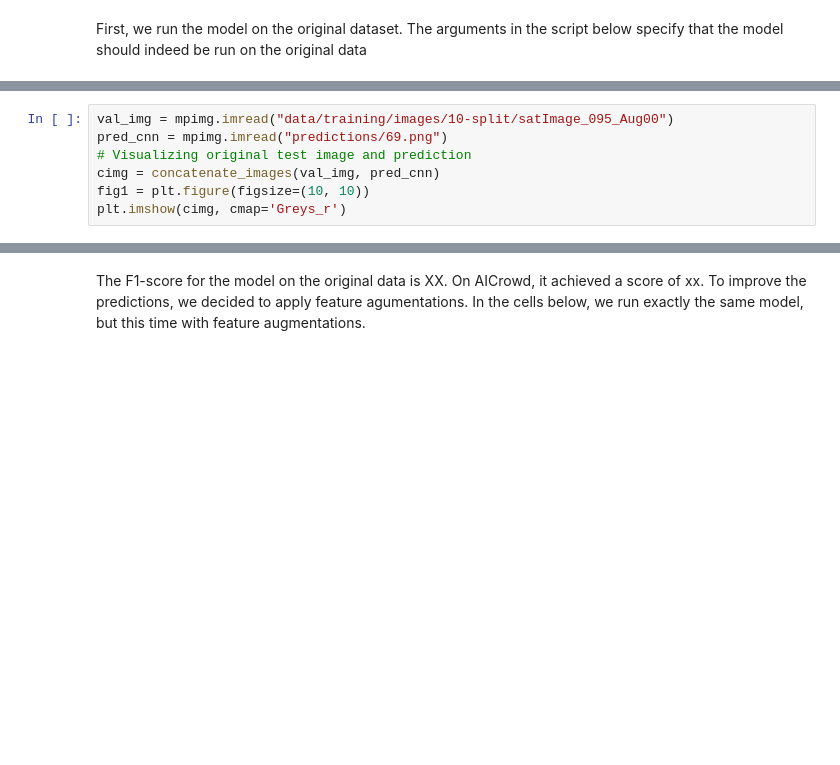
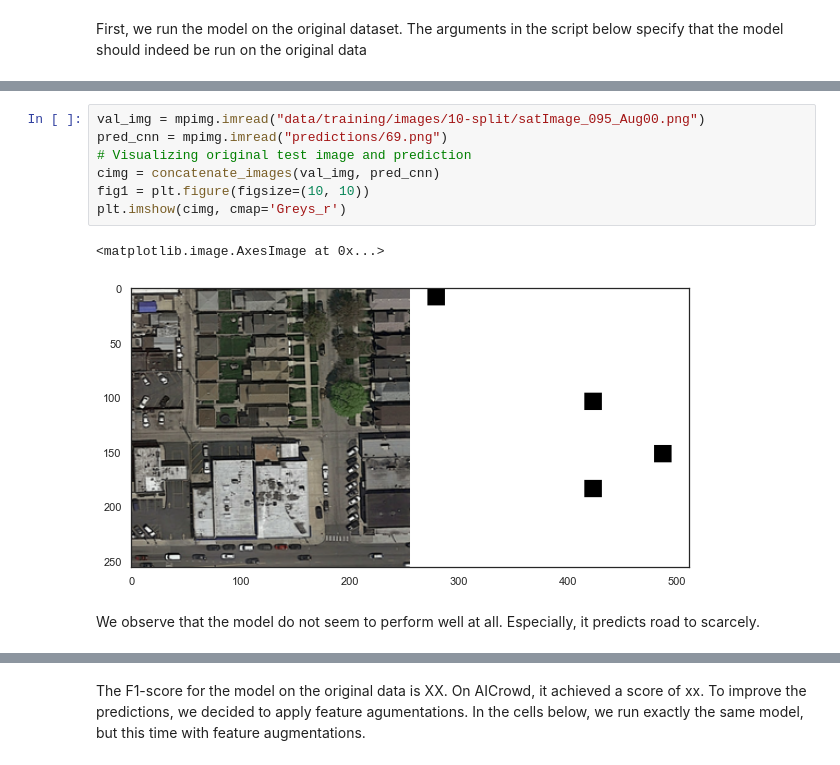
Before and after one commit to CS-433/ml-project-2-vikings_ml, a Jupyter notebook: story.ipynb, the cells around one changed output, grey strips where cells are left out. Saved outputs shown, nothing was run; the diff lists cells and outputs as text; blank space fills up the shorter version.

```diff
--- a/story.ipynb
+++ b/story.ipynb
@@ -168,10 +168,15 @@ Minibatch error: 31.2%
 # %%
-val_img = mpimg.imread("data/training/images/10-split/satImage_095_Aug00")
+val_img = mpimg.imread("data/training/images/10-split/satImage_095_Aug00.png")
 pred_cnn = mpimg.imread("predictions/69.png")
 # Visualizing original test image and prediction
 cimg = concatenate_images(val_img, pred_cnn)
 fig1 = plt.figure(figsize=(10, 10))
 plt.imshow(cimg, cmap='Greys_r')
+# %% [output]
+<matplotlib.image.AxesImage at 0x...>
+[figure, added]
+# %% [markdown]
+We observe that the model do not seem to perform well at all. Especially, it predicts road to scarcely.
 # %%
 # defining paths to save predictions and load groundtruths
 pred_path = 'predictions/'
```
Also changed, not shown: parts of 5 cells of this notebook, 1 other file.
